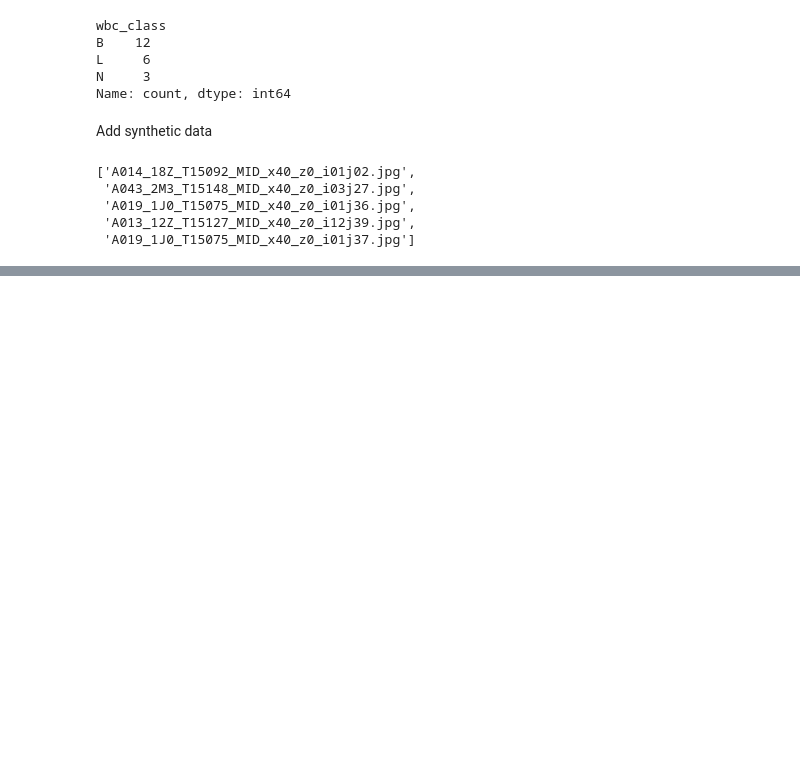
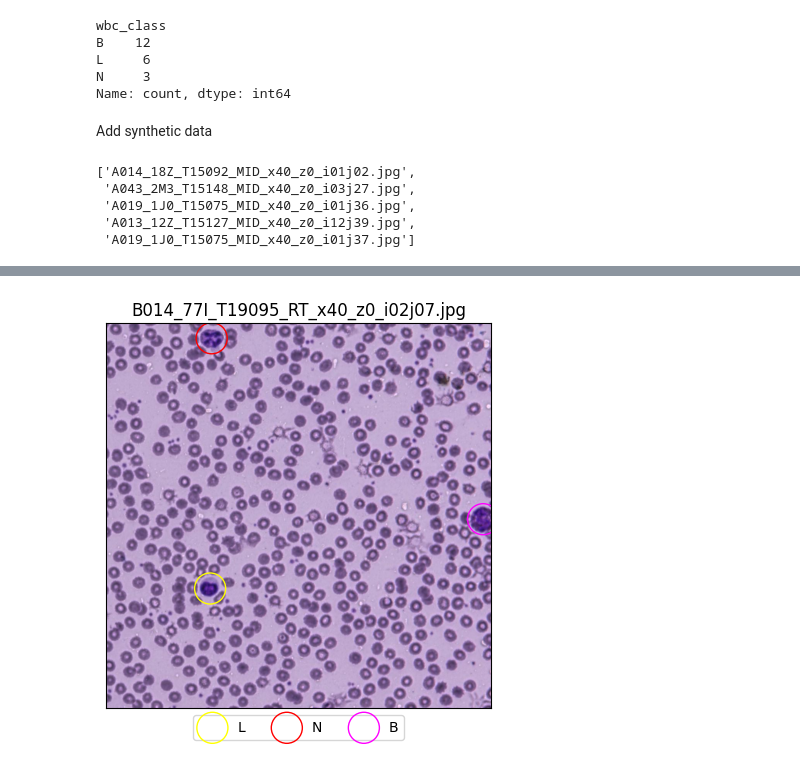
Before and after one commit to Xalt8/zooniverse_monkey, a Jupyter notebook: data_analysis.ipynb, the cells around one changed output, grey strips where cells are left out. Cells and saved outputs as stored; diff of their text form; code cells hidden in the pictures; blank space fills up the shorter version.

```diff
--- a/data_analysis.ipynb
+++ b/data_analysis.ipynb
@@ -348,0 +432,5 @@ good_and_no_wbc_files
+# %%
+ax2 = plot_image_file(image_file_name='B014_77I_T19095_RT_x40_z0_i02j07.jpg', total_df=total_df)
+plt.show()
+# %% [output]
+[figure, added]
```
Also changed, not shown: parts of 10 cells of this notebook, 1 other file.
